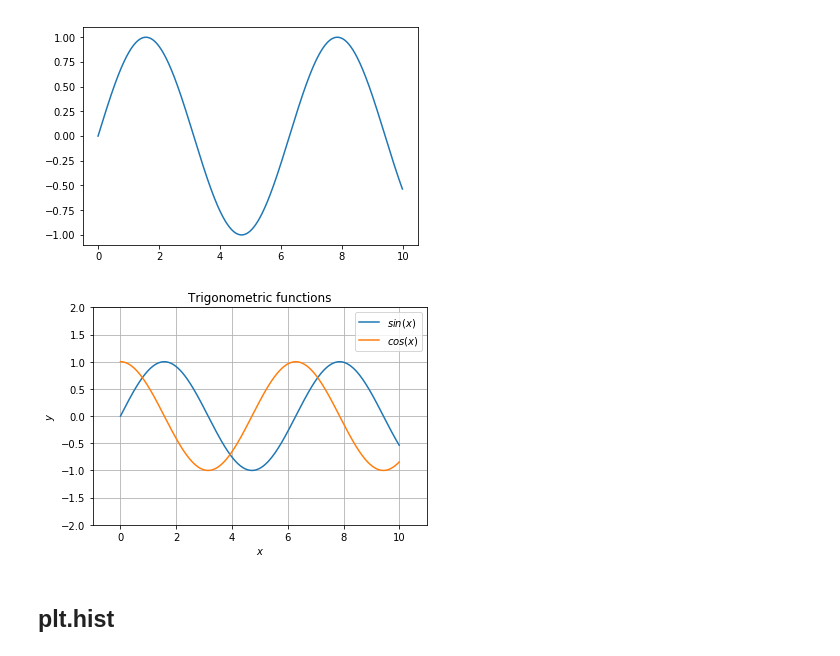
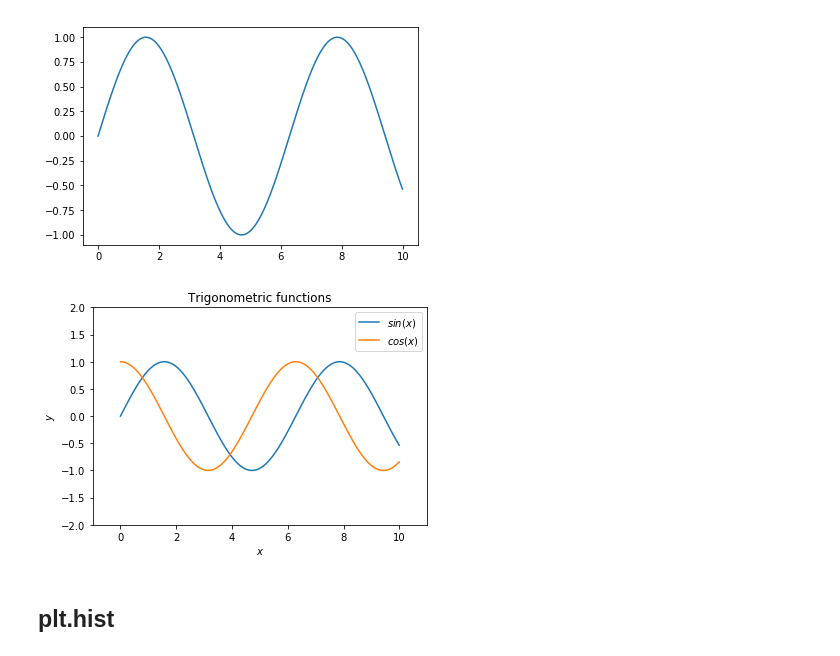
Before and after one commit to SlinkoIgor/data_mining_course, a Jupyter notebook: lesson4/data_visualization.ipynb, the cells around one changed output. Saved outputs shown, nothing was run; the diff lists cells and outputs as text; code cells hidden in the pictures.

```diff
--- a/lesson4/data_visualization.ipynb
+++ b/lesson4/data_visualization.ipynb
@@ -35,18 +36,18 @@ plt.show()
 # %%
 import numpy as np
 x = np.arange(0, 10, 0.01)
 y = np.sin(x)
 plt.axis([-1, 11, -2, 2])
 plt.title('Trigonometric functions')
 plt.xlabel('$x$')
 plt.ylabel('$y$')
 plt.plot(x, y, label='$sin(x)$')
 plt.plot(x, np.cos(x), label='$cos(x)$')
 plt.legend()
-plt.grid()
+plt.grid(False)
 plt.show()
 # %% [output]
-[figure, old version]
+[figure, new version]
 # %% [markdown]
 ## plt.hist
 # %%
```
Also changed, not shown: parts of 4 cells of this notebook.
